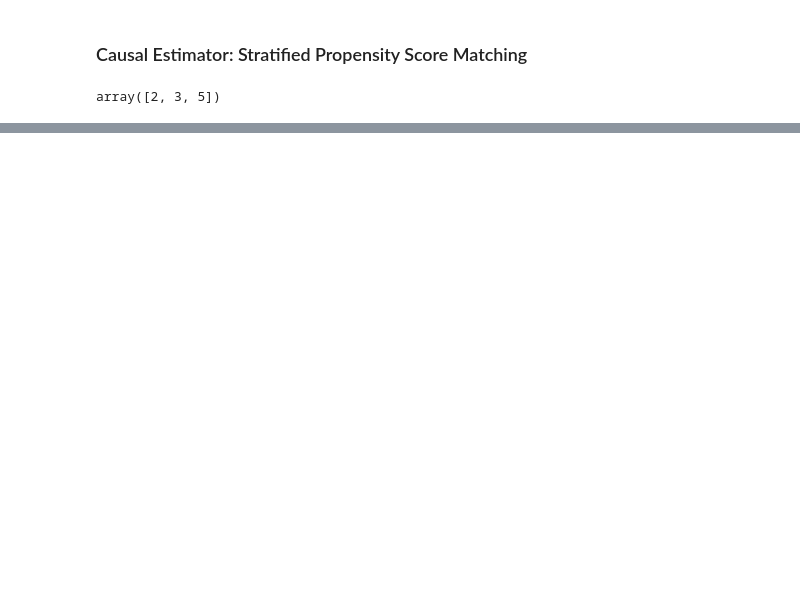
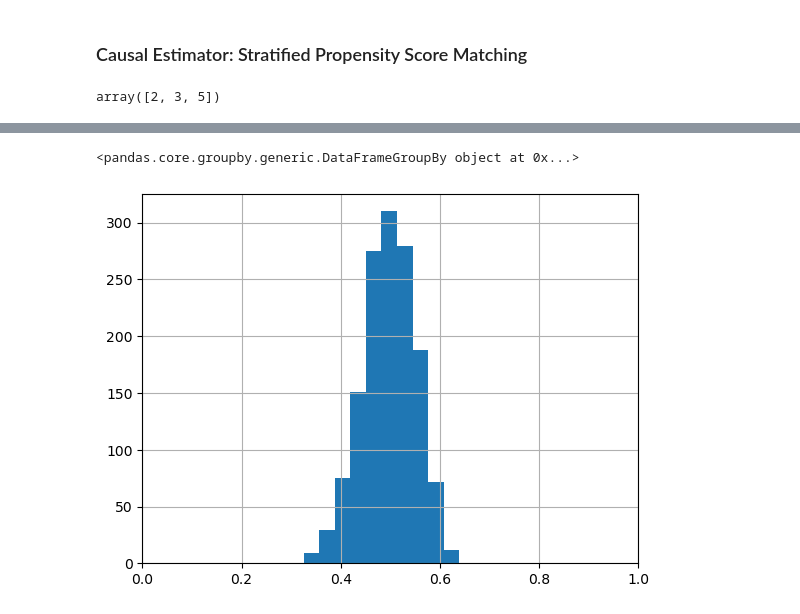
Before and after one commit to raymondEDS/aICLR, a Jupyter notebook: python/propscores_baseline/stratified_prop_scores_with_embeddings.ipynb, the cells around one changed output, grey strips where cells are left out. Cells and saved outputs as stored; diff of their text form; code cells hidden in the pictures; blank space fills up the shorter version.

```diff
--- a/python/propscores_baseline/stratified_prop_scores_with_embeddings.ipynb
+++ b/python/propscores_baseline/stratified_prop_scores_with_embeddings.ipynb
@@ -78,6 +132,9 @@ CLASSIFIER_GRID = {
 prob_t_training = np.array([np.nan]*n_total) #only for reporting training acc numbers
 prob_t_inference = np.array([np.nan]*n_total) #array to save predicted propensity scores
 # Crossfitting
+
+start = time.time()
+
 crossfit_split = list(StratifiedKFold(n_splits=NUM_CROSSFIT_SPLITS, shuffle=True, random_state=RANDOM_STATE).split(E, T))
 for crossfit_number, (train_inds, test_inds) in enumerate(crossfit_split):
     print('Crossfit num=', crossfit_number)
@@ -104,5 +161,11 @@ for crossfit_number, (train_inds, test_inds) in enumerate(crossfit_split):
     # Probability of T=1
     prop_t = t_model_gridsearch.predict_proba(E[test_inds])[:, 1]
     prob_t_inference[test_inds] = prop_t
+
+end = time.time()
+
+#Subtract Start Time from The End Time
+total_time = end - start
+print("\n"+ str(total_time))
 # %% [output]
 Crossfit num= 0
@@ -210,6 +275,6 @@ array([2, 3, 5])
 docid2strata = {}
 for docid, prob_t_score in zip(docids, prob_t_inference):
     strata_inferred = get_strata(prob_t_score, NUM_STRATA)
-    docid2strata[docid] = strata_inferred
+    docid2strata[docid] = (strata_inferred, prob_t_score)
 # %%
 # TODO: Put this in the same matching estimator
@@ -215,0 +282,25 @@ for docid, prob_t_score in zip(docids, prob_t_inference):
+# %%
+data = []
+for x in docid2strata.items():
+    input_row = {}
+    input_row['paperID'] = x[0]
+    input_row['strata'] = x[1][0]
+    input_row['pscore'] = x[1][1]
+    data.append(input_row)
+
+
+
+
+df_paper_strata = df_embeddings.merge(pd.DataFrame(data), left_on='paper_id',right_on='paperID')[['paper_id','title','strata','keywords','pscore','treatment','AVG_rating','conf_year']]
+# %%
+
+def strip_char(row):
+    word_list = ast.literal_eval(row.keywords)
+    s = ''
+    for word in word_list:
+        s += " " + word.replace(' ','_').replace('-','_').lower()
+    return s
+
+df_paper_strata['transformed_keywords'] = df_paper_strata.apply(lambda x: strip_char(x), axis = 1)
+
+df_paper_strata
@@ -215,0 +323,8 @@ for docid, prob_t_score in zip(docids, prob_t_inference):
+# %%
+#checking overlap
+df_paper_strata.pscore.hist().set_xlim(0,1)
+
+df_paper_strata[['treatment','strata']].groupby('strata')
+# %% [output]
+<pandas.core.groupby.generic.DataFrameGroupBy object at 0x...>
+[figure, added]
```
Also changed, not shown: parts of 21 cells of this notebook, 6 other files.
